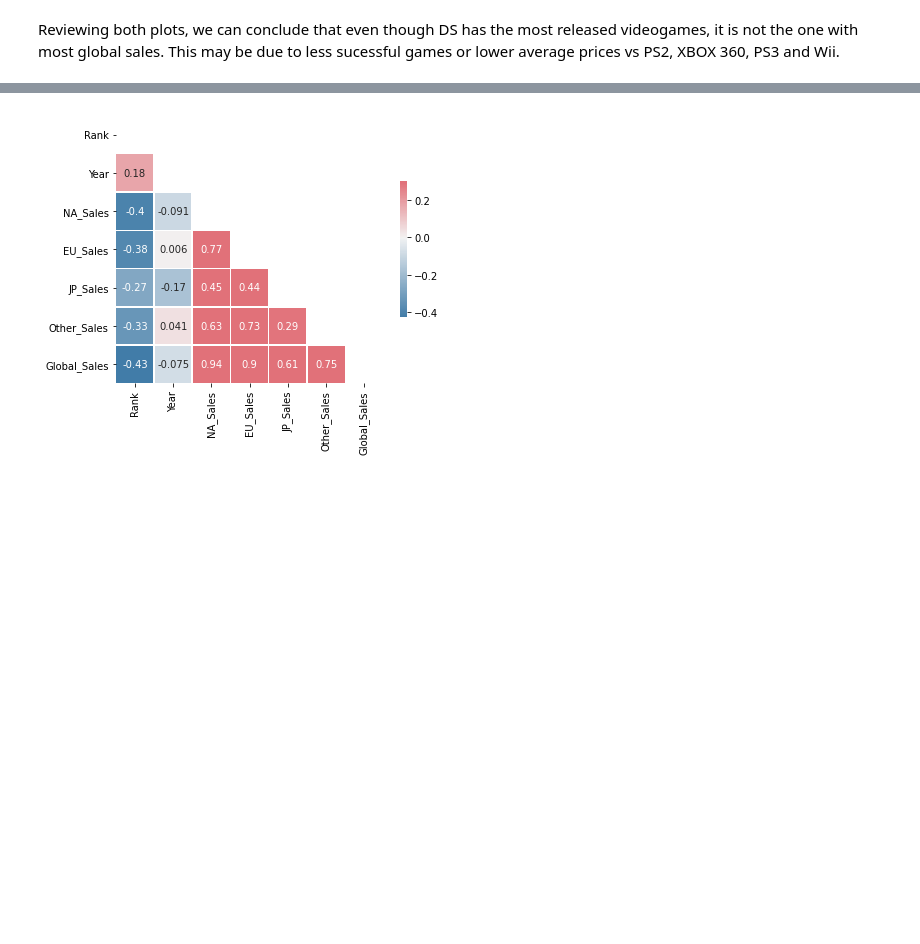
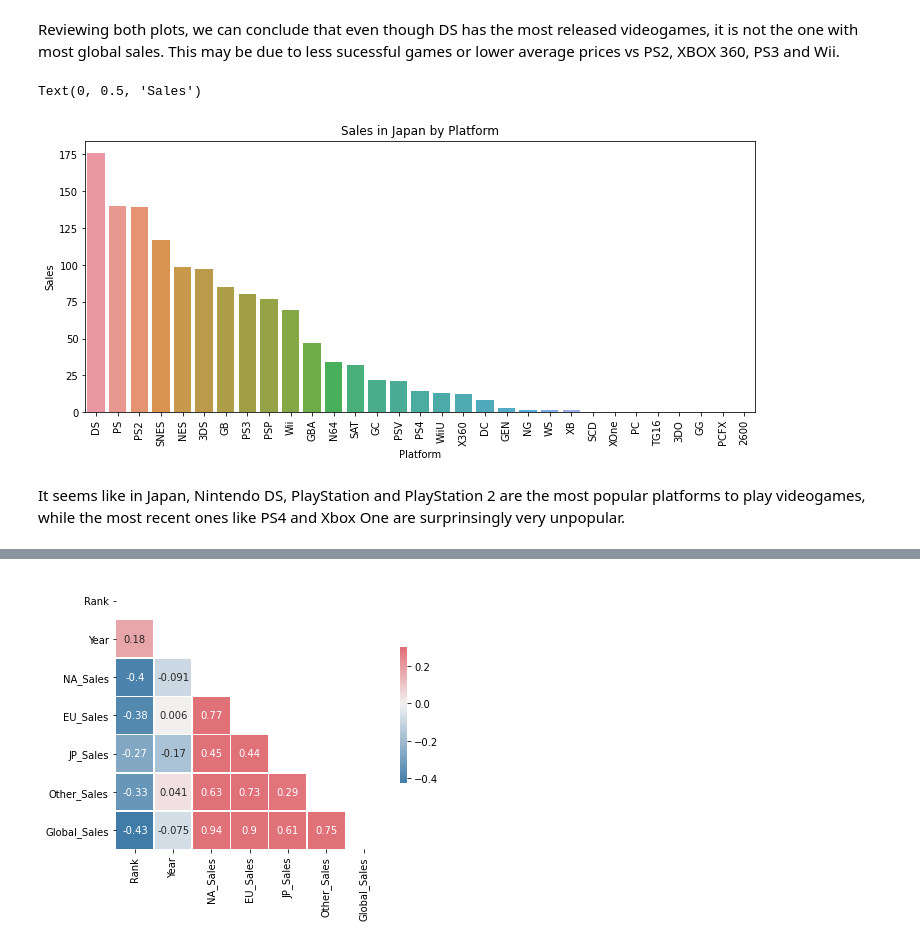
Before and after one commit to albertopformoso/Videogame-Sales-Predictions, a Jupyter notebook: main.ipynb, the cells around one changed output, grey strips where cells are left out. Saved outputs shown, nothing was run; the diff lists cells and outputs as text; code cells hidden in the pictures; blank space fills up the shorter version.

```diff
--- a/main.ipynb
+++ b/main.ipynb
@@ -205,2 +209,16 @@ Text(0, 0.5, 'Global Sales')
 # %% [markdown]
 Reviewing both plots, we can conclude that even though DS has the most released videogames, it is not the one with most global sales. This may be due to less sucessful games or lower average prices vs PS2, XBOX 360, PS3 and Wii.
+# %%
+jp_sales_by_platform = by_platform.sort_values(by='JP_Sales', ascending=False) #Here we sort the platforms by Sales in Japan
+# %%
+fig_dims = (12, 5)
+fig, ax = plt.subplots(figsize=fig_dims)
+b = sns.barplot(x='Platform', y='JP_Sales', data=jp_sales_by_platform)
+plt.title('Sales in Japan by Platform')
+plt.xticks(rotation=90)
+plt.ylabel('Sales')
+# %% [output]
+Text(0, 0.5, 'Sales')
+[figure, added]
+# %% [markdown]
+It seems like in Japan, Nintendo DS, PlayStation and PlayStation 2 are the most popular platforms to play videogames, while the most recent ones like PS4 and Xbox One are surprinsingly very unpopular.
```
Also changed, not shown: parts of 19 cells of this notebook.
